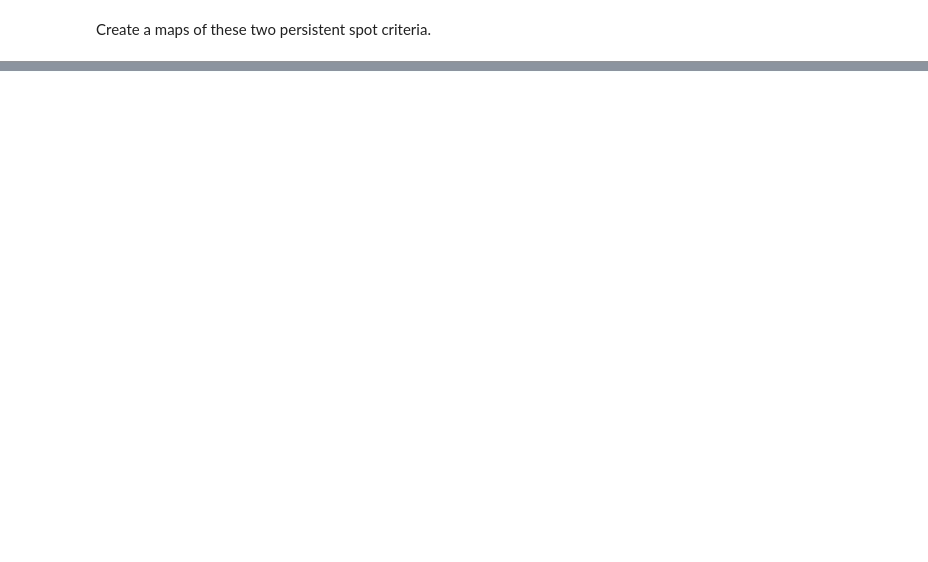
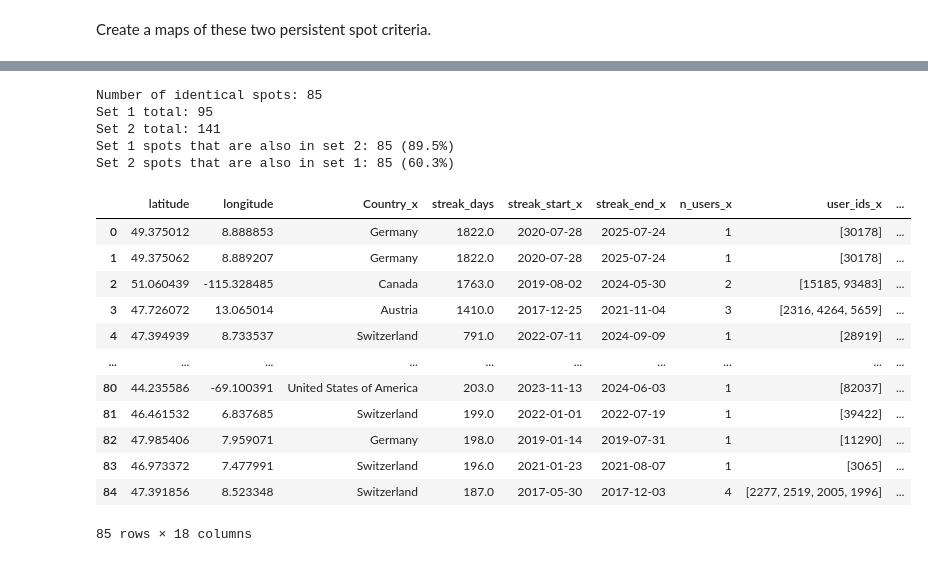
Before and after one commit to yannicknicolaswirz/Master_Thesis, a Jupyter notebook: Code/Part1_Persistent_Spots.ipynb, the cells around one changed output, grey strips where cells are left out. Drawn from its saved outputs; the diff is of its cells as text; code cells hidden in the pictures; blank space fills up the shorter version.

```diff
--- a/Code/Part1_Persistent_Spots.ipynb
+++ b/Code/Part1_Persistent_Spots.ipynb
@@ -392,0 +439,31 @@ for file in ["persistent_spots_monthly", "persistent_spots_14d"]:
+# %%
+df1 = pd.read_csv("../Products/CSVs/persistent_spots_14d.csv")
+df2 = pd.read_csv("../Products/CSVs/persistent_spots_monthly.csv")
+merged = df1.merge(df2, on=["latitude", "longitude"], how="inner")
+in_both = df1.merge(df2, on=["latitude", "longitude"], how="inner")
+
+print(f"Number of identical spots: {len(merged)}")
+print(f"Set 1 total: {len(df1)}")
+print(f"Set 2 total: {len(df2)}")
+print(f"Set 1 spots that are also in set 2: {len(in_both)} ({len(in_both)/len(df1)*100:.1f}%)")
+print(f"Set 2 spots that are also in set 1: {len(in_both)} ({len(in_both)/len(df2)*100:.1f}%)")
+merged
+# %% [output]
+Number of identical spots: 85
+Set 1 total: 95
+Set 2 total: 141
+Set 1 spots that are also in set 2: 85 (89.5%)
+Set 2 spots that are also in set 1: 85 (60.3%)
+|  | latitude | longitude | Country_x | streak_days | streak_start_x | streak_end_x | n_users_x | user_ids_x | ... |
+| 0 | 49.375012 | 8.888853 | Germany | 1822.0 | 2020-07-28 | 2025-07-24 | 1 | [30178] | ... |
+| 1 | 49.375062 | 8.889207 | Germany | 1822.0 | 2020-07-28 | 2025-07-24 | 1 | [30178] | ... |
+| 2 | 51.060439 | -115.328485 | Canada | 1763.0 | 2019-08-02 | 2024-05-30 | 2 | [15185, 93483] | ... |
+| 3 | 47.726072 | 13.065014 | Austria | 1410.0 | 2017-12-25 | 2021-11-04 | 3 | [2316, 4264, 5659] | ... |
+| 4 | 47.394939 | 8.733537 | Switzerland | 791.0 | 2022-07-11 | 2024-09-09 | 1 | [28919] | ... |
+| ... | ... | ... | ... | ... | ... | ... | ... | ... | ... |
+| 80 | 44.235586 | -69.100391 | United States of America | 203.0 | 2023-11-13 | 2024-06-03 | 1 | [82037] | ... |
+| 81 | 46.461532 | 6.837685 | Switzerland | 199.0 | 2022-01-01 | 2022-07-19 | 1 | [39422] | ... |
+| 82 | 47.985406 | 7.959071 | Germany | 198.0 | 2019-01-14 | 2019-07-31 | 1 | [11290] | ... |
+| 83 | 46.973372 | 7.477991 | Switzerland | 196.0 | 2021-01-23 | 2021-08-07 | 1 | [3065] | ... |
+| 84 | 47.391856 | 8.523348 | Switzerland | 187.0 | 2017-05-30 | 2017-12-03 | 4 | [2277, 2519, 2005, 1996] | ... |
+85 rows × 18 columns
```
Also changed, not shown: parts of 6 cells of this notebook, 5 other files.
